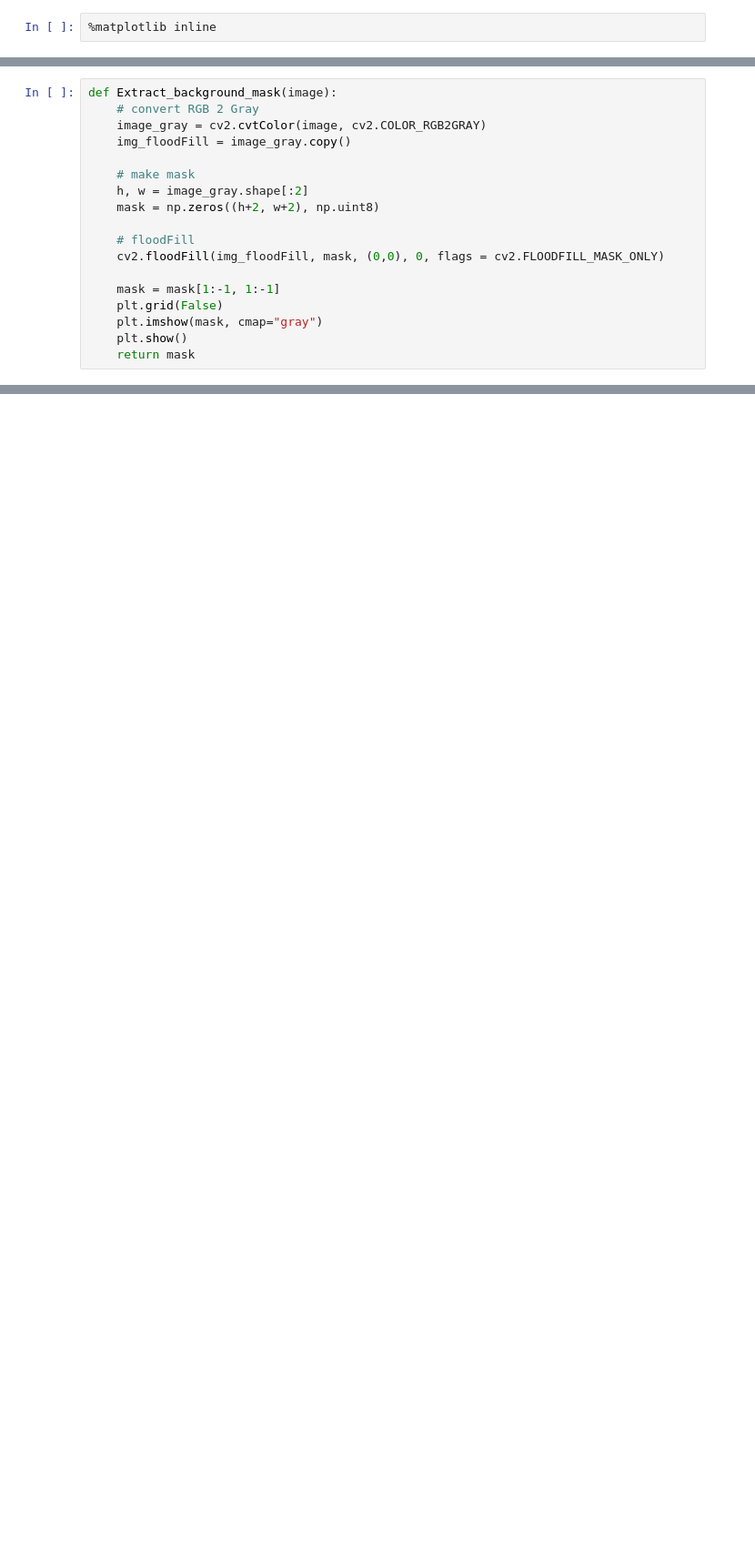
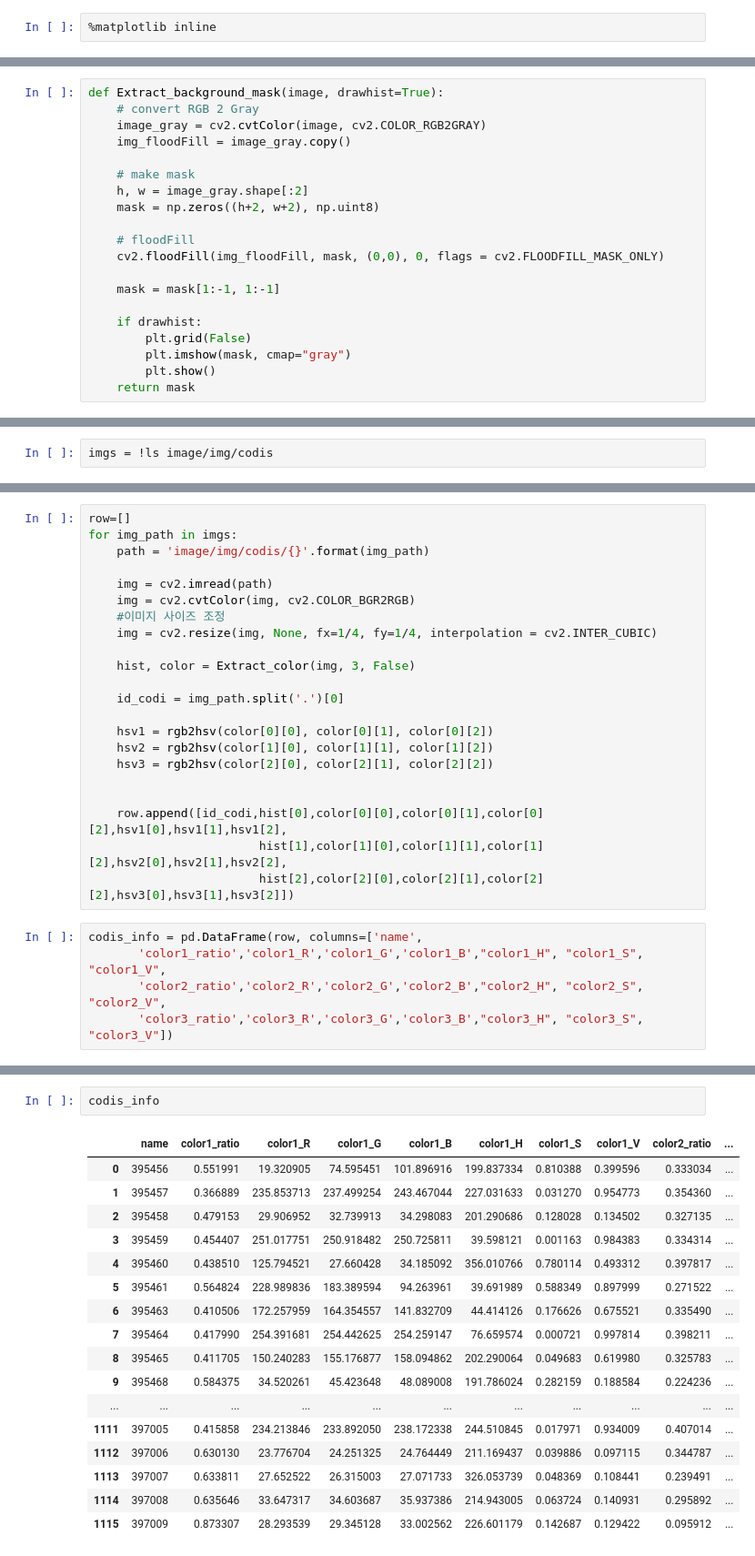
Before and after one commit to dooyeoung/codi_recommendation, a Jupyter notebook: 3.extract_color.ipynb, the cells around one changed output, grey strips where cells are left out. Shown at 91% size. Drawn from its saved outputs; the diff is of its cells as text; blank space fills up the shorter version.

```diff
--- a/3.extract_color.ipynb
+++ b/3.extract_color.ipynb
@@ -36,7 +37,7 @@ def plot_colors(hist, centroids):
     # return the bar chart
     return bar
 # %%
-def Extract_background_mask(image):
+def Extract_background_mask(image, drawhist=True):
     # convert RGB 2 Gray
     image_gray = cv2.cvtColor(image, cv2.COLOR_RGB2GRAY)
     img_floodFill = image_gray.copy()
@@ -49,8 +50,10 @@ def Extract_background_mask(image):
     cv2.floodFill(img_floodFill, mask, (0,0), 0, flags = cv2.FLOODFILL_MASK_ONLY)
 
     mask = mask[1:-1, 1:-1]
-    plt.grid(False)
-    plt.imshow(mask, cmap="gray")
-    plt.show()
+
+    if drawhist:
+        plt.grid(False)
+        plt.imshow(mask, cmap="gray")
+        plt.show()
     return mask
 # %%
@@ -105,0 +105,2 @@ bar = plot_colors(hist, color)
+# %%
+imgs = !ls image/img/codis
@@ -105,0 +127,27 @@ bar = plot_colors(hist, color)
+# %%
+row=[]
+for img_path in imgs:
+    path = 'image/img/codis/{}'.format(img_path)
+
+    img = cv2.imread(path)
+    img = cv2.cvtColor(img, cv2.COLOR_BGR2RGB)
+    #이미지 사이즈 조정
+    img = cv2.resize(img, None, fx=1/4, fy=1/4, interpolation = cv2.INTER_CUBIC)
+
+    hist, color = Extract_color(img, 3, False)
+
+    id_codi = img_path.split('.')[0]
+
+    hsv1 = rgb2hsv(color[0][0], color[0][1], color[0][2])
+    hsv2 = rgb2hsv(color[1][0], color[1][1], color[1][2])
+    hsv3 = rgb2hsv(color[2][0], color[2][1], color[2][2])
+
+
+    row.append([id_codi,hist[0],color[0][0],color[0][1],color[0][2],hsv1[0],hsv1[1],hsv1[2],
+                        hist[1],color[1][0],color[1][1],color[1][2],hsv2[0],hsv2[1],hsv2[2],
+                        hist[2],color[2][0],color[2][1],color[2][2],hsv3[0],hsv3[1],hsv3[2]])
+# %%
+codis_info = pd.DataFrame(row, columns=['name',
+       'color1_ratio','color1_R','color1_G','color1_B',"color1_H", "color1_S", "color1_V",
+       'color2_ratio','color2_R','color2_G','color2_B',"color2_H", "color2_S", "color2_V",
+       'color3_ratio','color3_R','color3_G','color3_B',"color3_H", "color3_S", "color3_V"])
@@ -105,0 +156,20 @@ bar = plot_colors(hist, color)
+# %%
+codis_info
+# %% [output]
+|  | name | color1_ratio | color1_R | color1_G | color1_B | color1_H | color1_S | color1_V | color2_ratio | ... |
+| 0 | 395456 | 0.551991 | 19.320905 | 74.595451 | 101.896916 | 199.837334 | 0.810388 | 0.399596 | 0.333034 | ... |
+| 1 | 395457 | 0.366889 | 235.853713 | 237.499254 | 243.467044 | 227.031633 | 0.031270 | 0.954773 | 0.354360 | ... |
+| 2 | 395458 | 0.479153 | 29.906952 | 32.739913 | 34.298083 | 201.290686 | 0.128028 | 0.134502 | 0.327135 | ... |
+| 3 | 395459 | 0.454407 | 251.017751 | 250.918482 | 250.725811 | 39.598121 | 0.001163 | 0.984383 | 0.334314 | ... |
+| 4 | 395460 | 0.438510 | 125.794521 | 27.660428 | 34.185092 | 356.010766 | 0.780114 | 0.493312 | 0.397817 | ... |
+| 5 | 395461 | 0.564824 | 228.989836 | 183.389594 | 94.263961 | 39.691989 | 0.588349 | 0.897999 | 0.271522 | ... |
+| 6 | 395463 | 0.410506 | 172.257959 | 164.354557 | 141.832709 | 44.414126 | 0.176626 | 0.675521 | 0.335490 | ... |
+| 7 | 395464 | 0.417990 | 254.391681 | 254.442625 | 254.259147 | 76.659574 | 0.000721 | 0.997814 | 0.398211 | ... |
+| 8 | 395465 | 0.411705 | 150.240283 | 155.176877 | 158.094862 | 202.290064 | 0.049683 | 0.619980 | 0.325783 | ... |
+| 9 | 395468 | 0.584375 | 34.520261 | 45.423648 | 48.089008 | 191.786024 | 0.282159 | 0.188584 | 0.224236 | ... |
+| ... | ... | ... | ... | ... | ... | ... | ... | ... | ... | ... |
+| 1111 | 397005 | 0.415858 | 234.213846 | 233.892050 | 238.172338 | 244.510845 | 0.017971 | 0.934009 | 0.407014 | ... |
+| 1112 | 397006 | 0.630130 | 23.776704 | 24.251325 | 24.764449 | 211.169437 | 0.039886 | 0.097115 | 0.344787 | ... |
+| 1113 | 397007 | 0.633811 | 27.652522 | 26.315003 | 27.071733 | 326.053739 | 0.048369 | 0.108441 | 0.239491 | ... |
+| 1114 | 397008 | 0.635646 | 33.647317 | 34.603687 | 35.937386 | 214.943005 | 0.063724 | 0.140931 | 0.295892 | ... |
+| 1115 | 397009 | 0.873307 | 28.293539 | 29.345128 | 33.002562 | 226.601179 | 0.142687 | 0.129422 | 0.095912 | ... |
```
Also changed, not shown: parts of 7 cells of this notebook, 11 other files.
